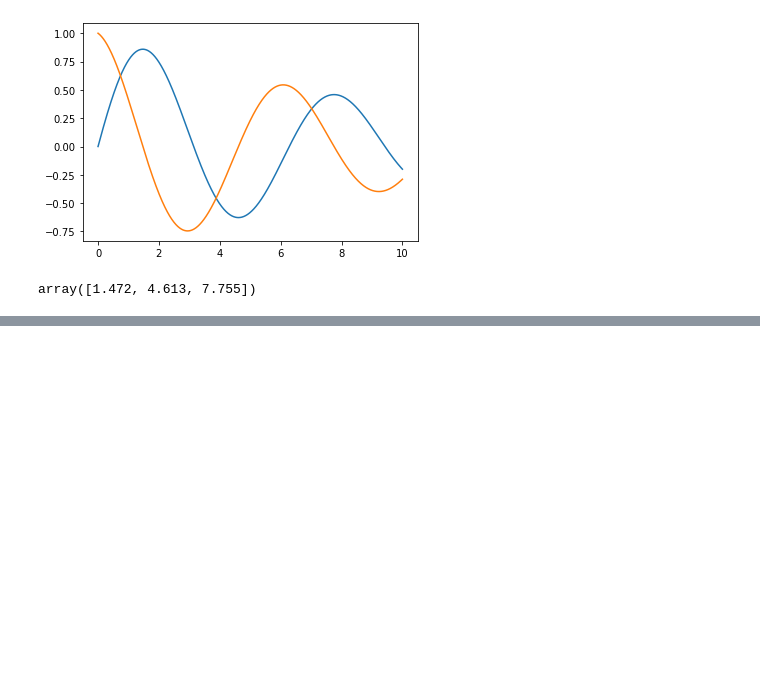
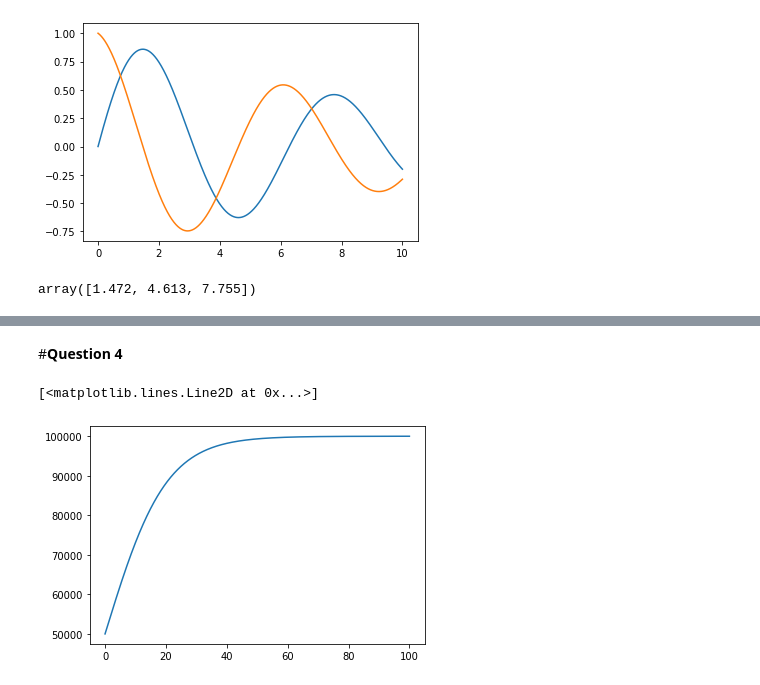
Before and after one commit to GuilhermeVeriss/practice, a Jupyter notebook: python_learn/numpy_tutorial.ipynb, the cells around one changed output, grey strips where cells are left out. Saved outputs shown, nothing was run; the diff lists cells and outputs as text; code cells hidden in the pictures; blank space fills up the shorter version.

```diff
--- a/python_learn/numpy_tutorial.ipynb
+++ b/python_learn/numpy_tutorial.ipynb
@@ -51,0 +86,13 @@ array([1.472, 4.613, 7.755])
+# %% [markdown]
+#**Question 4**
+# %%
+t = np.linspace(0, 100, 10000)
+To = 10**5
+T = To * (1/(1+ np.exp(-0.1*t)))
+
+plt.plot(t, T)
+
+# Not finished!!!!!!!
+# %% [output]
+[<matplotlib.lines.Line2D at 0x...>]
+[figure, added]
```
Also changed, not shown: parts of 12 cells of this notebook.
